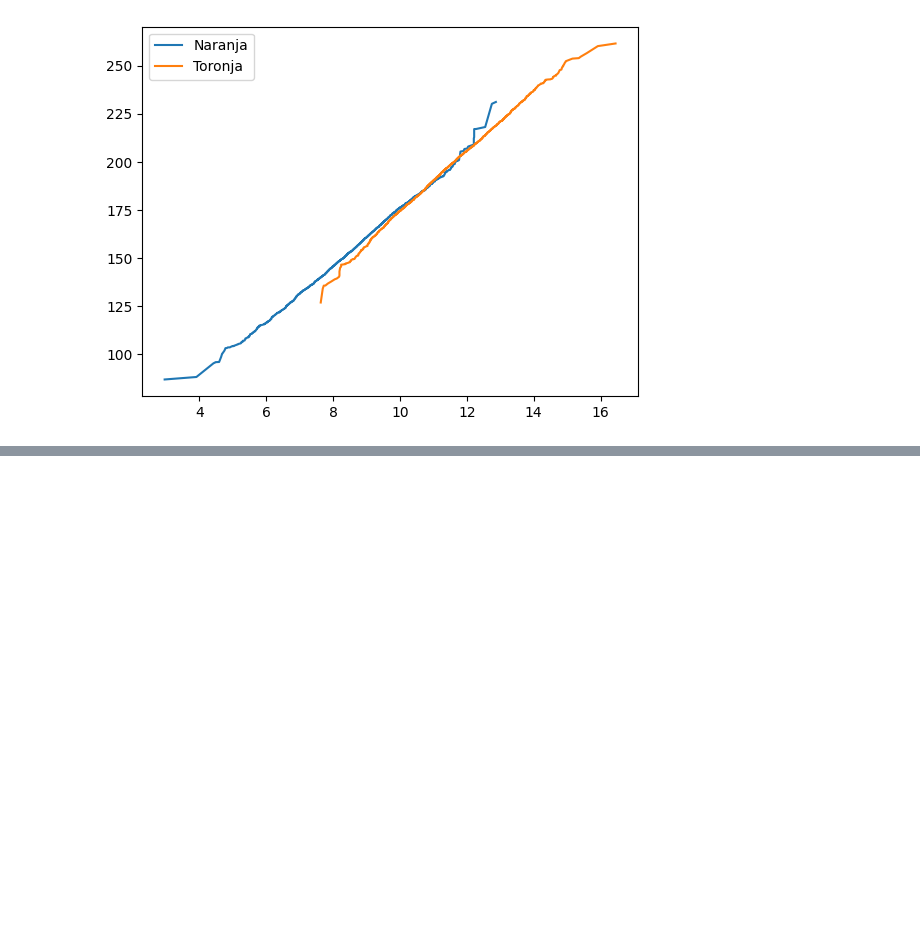
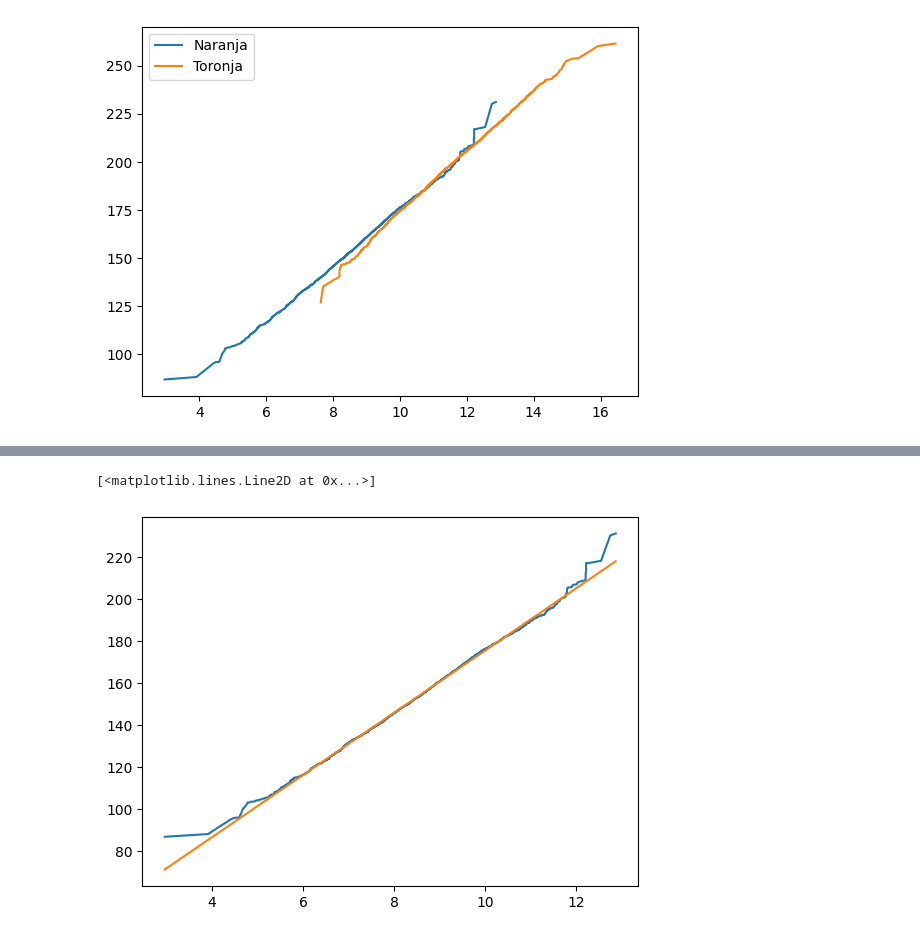
Before and after one commit to cmrondon2000/Numpy, a Jupyter notebook: Numpy.ipynb, the cells around one changed output, grey strips where cells are left out. Saved outputs shown, nothing was run; the diff lists cells and outputs as text; code cells hidden in the pictures; blank space fills up the shorter version.

```diff
--- a/Numpy.ipynb
+++ b/Numpy.ipynb
@@ -214,0 +282,6 @@ plt.legend(["Naranja","Toronja"])
+# %%
+plt.plot(diametro_N,peso_N)
+plt.plot(x,y)
+# %% [output]
+[<matplotlib.lines.Line2D at 0x...>]
+[figure, added]
```
Also changed, not shown: parts of 9 cells of this notebook.
